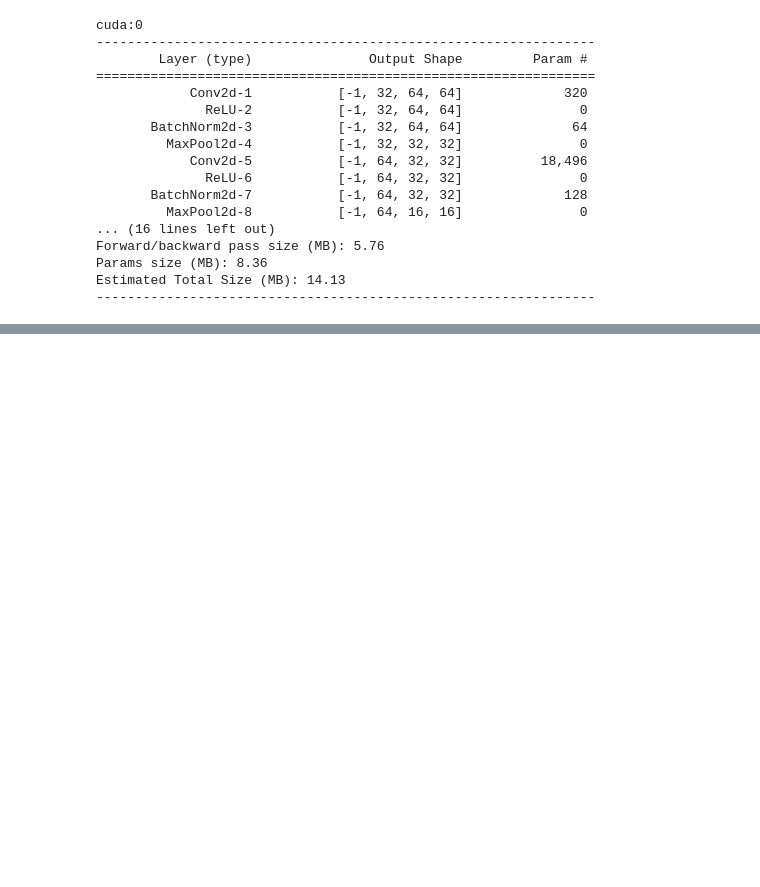
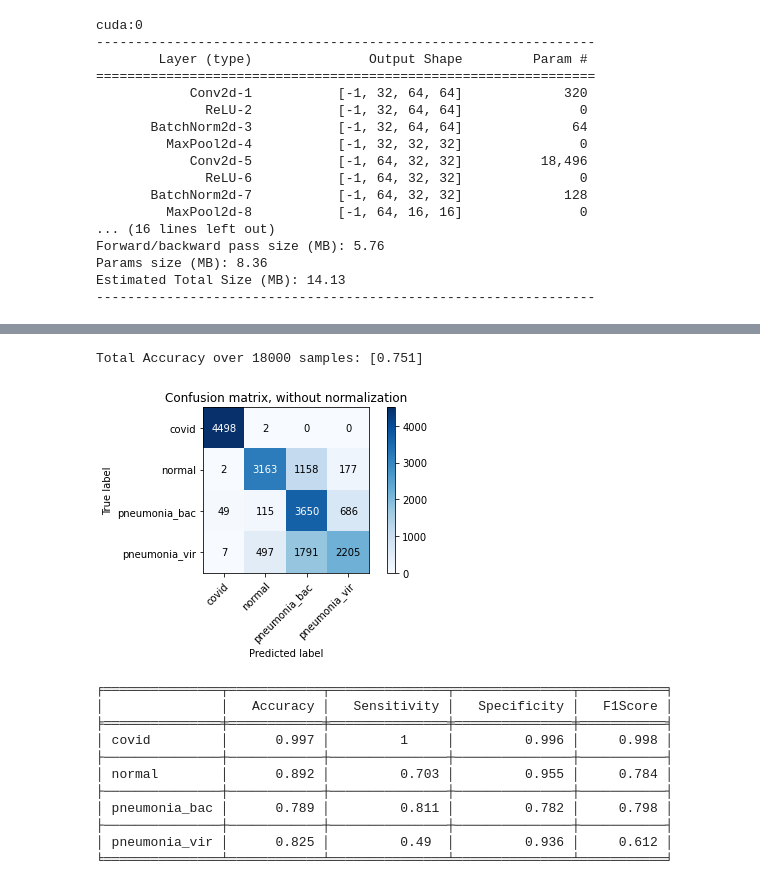
Before and after one commit to rossettisimone/AUGMENTATION_GAN, a Jupyter notebook: CNN.ipynb, the cells around one changed output, grey strips where cells are left out. Cells and saved outputs as stored; diff of their text form; code cells hidden in the pictures; blank space fills up the shorter version.

```diff
--- a/CNN.ipynb
+++ b/CNN.ipynb
@@ -608,3 +595,83 @@ plot_confusion_matrix(labels.cpu().detach().numpy(), predicted.cpu().detach().nu
+# %%
+accuracy_tot = list(0. for i in range(cm.shape[0]))
+sensitivity_tot = list(0. for i in range(cm.shape[0]))
+specificity_tot = list(0. for i in range(cm.shape[0]))
+f1score_tot = list(0. for i in range(cm.shape[0]))
+table = list(0. for i in range(cm.shape[0]))
+tot_acc_tot=0
+
+iterations=500
+labels_tot=np.array([],dtype=np.uint8)
+predicted_tot=np.array([],dtype=np.uint8)
+
+with torch.no_grad():
+  for i in notebook.tqdm(range(iterations)):
+    dataiter = iter(testloader)
+    images, labels = dataiter.next()
+
+    outputs = net(images.to(device))
+
+    _, predicted = torch.max(outputs, 1)
+
+    labels_tot=np.append(labels_tot,labels.cpu().detach().numpy())
+    predicted_tot=np.append(predicted_tot,predicted.cpu().detach().numpy())
+
+    cm = confusion_matrix(labels.cpu().detach().numpy(), predicted.cpu().detach().numpy(), labels=None, sample_weight=None)
+
+    tot_acc=np.trace(cm)/np.sum(cm)
+
+    tot_acc_tot+=tot_acc
+
+    sensitivity = list(0. for i in range(cm.shape[0]))
+    specificity = list(0. for i in range(cm.shape[0]))
+    accuracy = list(0. for i in range(cm.shape[0]))
+    f1score = list(0. for i in range(cm.shape[0]))
+
+    for i in range(cm.shape[0]):
+      TP = cm[i,i]
+      FN = np.sum(cm[i,:]) - TP
+      FP = np.sum(cm[:,i]) - TP
+      TN = (np.sum(cm) - TP - FP - FN)
+      accuracy[i] = (TP + TN) / (TP + TN + FP + FN)
+      sensitivity[i] = TP / (TP + FN)
+      specificity[i] = TN / (TN + FP)
+      f1score[i]= 2 * (accuracy[i] * sensitivity[i]) / (accuracy[i] + sensitivity[i])
+    accuracy_tot = [sum(x) for x in zip(accuracy_tot, accuracy)]
+    specificity_tot = [sum(x) for x in zip(specificity_tot, specificity)]
+    sensitivity_tot = [sum(x) for x in zip(sensitivity_tot, sensitivity)]
+    f1score_tot = [sum(x) for x in zip(f1score_tot, f1score)]
+
+  accuracy_tot = [round((x/iterations),3) for x in accuracy_tot]
+  specificity_tot = [round((x/iterations),3) for x in specificity_tot]
+  sensitivity_tot = [round((x/iterations),3) for x in sensitivity_tot]
+  f1score_tot = [round((x/iterations),3) for x in f1score_tot]
+  tot_acc_tot/=iterations
+
+  table=[classes, accuracy_tot, sensitivity_tot, specificity_tot, f1score_tot]
+
+  table=np.array(table).T.tolist()
+
+  plot_confusion_matrix(labels_tot, predicted_tot, classes=np.asarray(classes), normalize=False)
+
+  print("Total Accuracy over %d samples: [%.3f]" %(len(testloader.dataset)*iterations, tot_acc_tot))
+
+  plt.show()
+
+  print(tabulate(table, headers=['Accuracy','Sensitivity', 'Specificity', 'F1Score'], tablefmt='fancy_grid'))
+# %% [output]
+Total Accuracy over 18000 samples: [0.751]
+[figure, added]
+╒═══════════════╤════════════╤═══════════════╤═══════════════╤═══════════╕
+│               │   Accuracy │   Sensitivity │   Specificity │   F1Score │
+╞═══════════════╪════════════╪═══════════════╪═══════════════╪═══════════╡
+│ covid         │      0.997 │         1     │         0.996 │     0.998 │
+├───────────────┼────────────┼───────────────┼───────────────┼───────────┤
+│ normal        │      0.892 │         0.703 │         0.955 │     0.784 │
+├───────────────┼────────────┼───────────────┼───────────────┼───────────┤
+│ pneumonia_bac │      0.789 │         0.811 │         0.782 │     0.798 │
+├───────────────┼────────────┼───────────────┼───────────────┼───────────┤
+│ pneumonia_vir │      0.825 │         0.49  │         0.936 │     0.612 │
+╘═══════════════╧════════════╧═══════════════╧═══════════════╧═══════════╛
 # %% [markdown]
 Reference to estimated values
 
```
Also changed, not shown: parts of 15 cells of this notebook.
